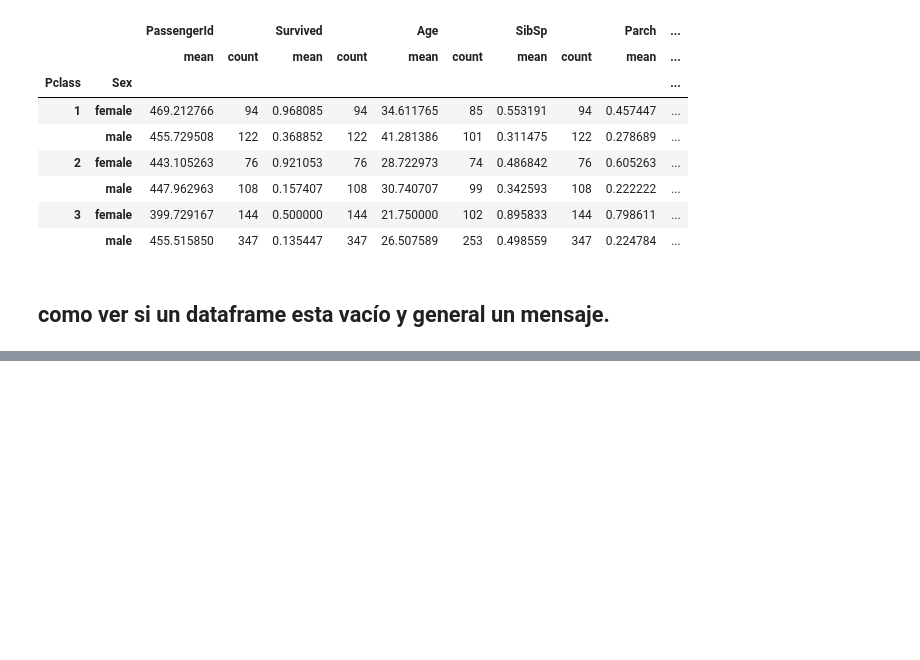
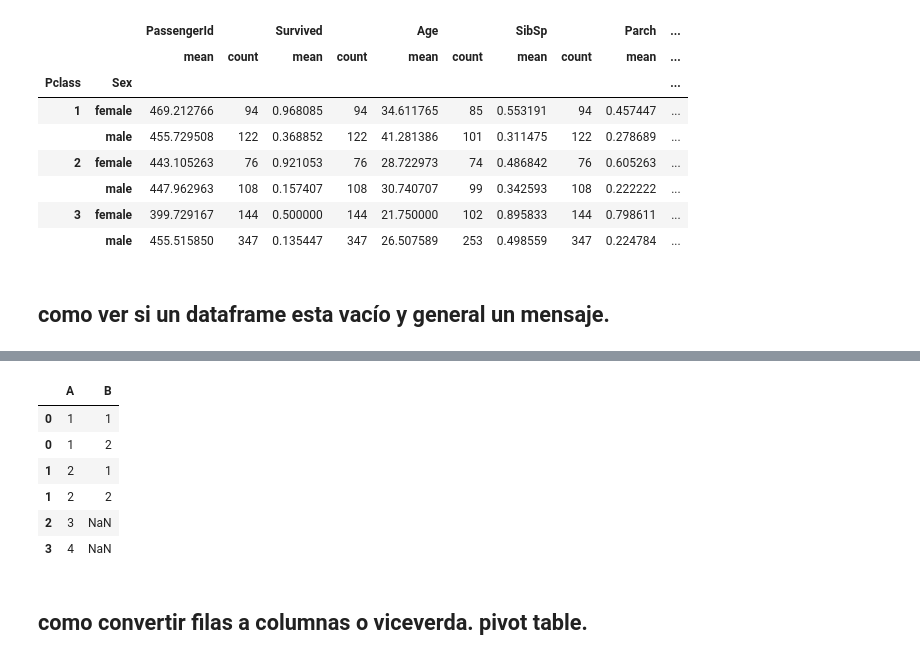
Before and after one commit to pacomm5/Plantillas, a Jupyter notebook: PANDAS.ipynb, the cells around one changed output, grey strips where cells are left out. Saved outputs shown, nothing was run; the diff lists cells and outputs as text; code cells hidden in the pictures; blank space fills up the shorter version.

```diff
--- a/PANDAS.ipynb
+++ b/PANDAS.ipynb
@@ -1668,0 +1899,5 @@ titanic.groupby(['Pclass','Sex']).agg(['mean', 'count'])
+# %%
+#If the dataframe has NaN in the columns.
+import numpy as np
+df = pd.DataFrame({'A': [1, 2, 3, 4],'B': [[1, 2], [1, 2], [], np.nan]})
+df
@@ -1668,0 +1910,13 @@ titanic.groupby(['Pclass','Sex']).agg(['mean', 'count'])
+# %%
+df.B = df.B.fillna({i: [] for i in df.index})  # replace NaN with []
+df.explode('B')
+# %% [output]
+|  | A | B |
+| 0 | 1 | 1 |
+| 0 | 1 | 2 |
+| 1 | 2 | 1 |
+| 1 | 2 | 2 |
+| 2 | 3 | NaN |
+| 3 | 4 | NaN |
+# %% [markdown]
+## como convertir filas a columnas o viceverda. pivot table.
```
Also changed, not shown: parts of 27 cells of this notebook.
